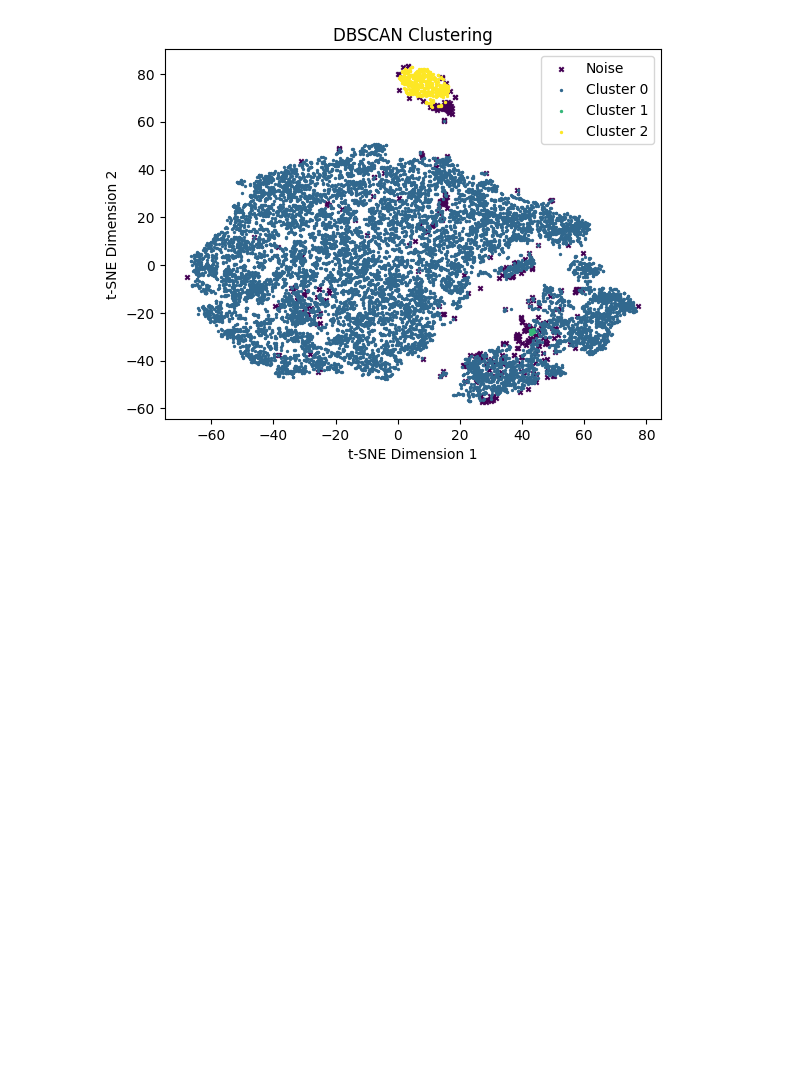
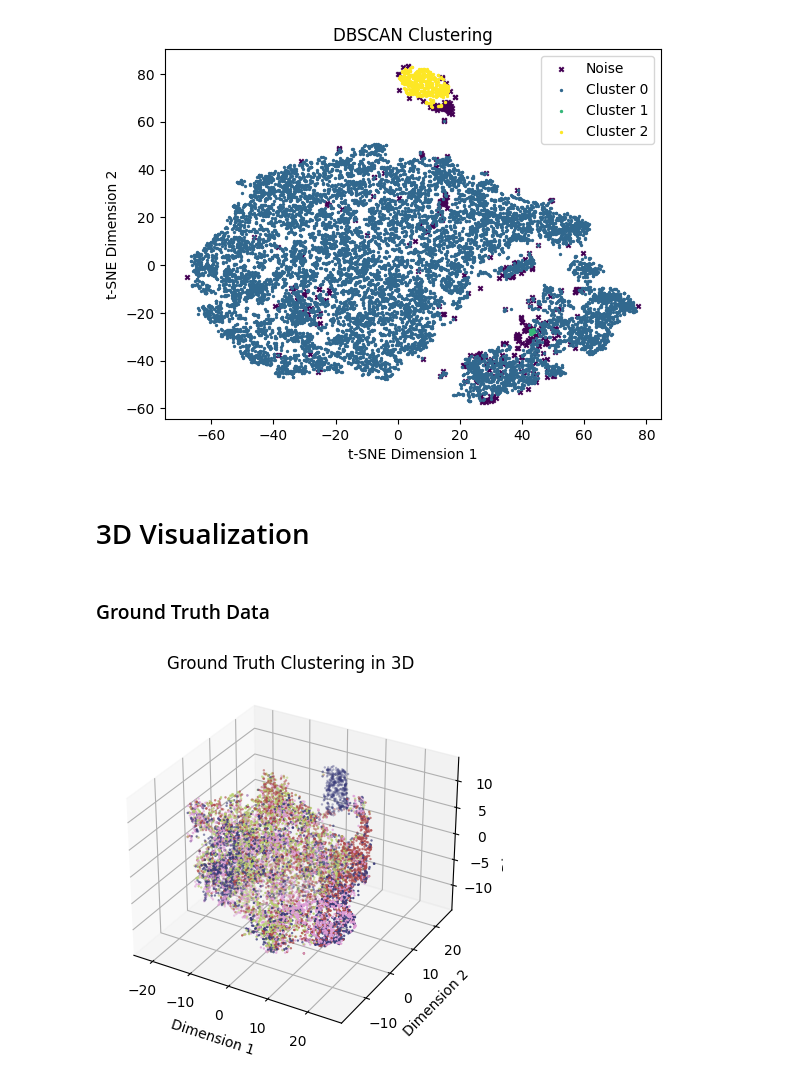
Before and after one commit to fmi08icds/Groupwork, a Jupyter notebook: Group4/notebooks/Visualization.ipynb, the cells around one changed output. Drawn from its saved outputs; the diff is of its cells as text; code cells hidden in the pictures; blank space fills up the shorter version.

```diff
--- a/Group4/notebooks/Visualization.ipynb
+++ b/Group4/notebooks/Visualization.ipynb
@@ -115,3 +113,30 @@ plt.ylabel('t-SNE Dimension 2')
 plt.show()
 # %% [output]
 [figure]
+# %% [markdown]
+# 3D Visualization
+# %%
+# Dimensional Reduction with T-SNE to 3D
+tsne = TSNE(n_components=3, perplexity=60) # larger perplexity for larger datasets
+X_tsne = tsne.fit_transform(X)
+# %% [markdown]
+### Ground Truth Data
+# %%
+# 3D
+# Create a 3D scatter plot
+fig = plt.figure()
+ax = fig.add_subplot(111, projection='3d')
+
+# Plot the data points colored by cluster labels
+ax.scatter(X_tsne[:, 0], X_tsne[:, 1], X_tsne[:, 2], c=y, cmap=colors, s=3, edgecolor='none')
+
+# Add labels
+ax.set_xlabel('Dimension 1')
+ax.set_ylabel('Dimension 2')
+ax.set_zlabel('Dimension 3')
+ax.set_title('Ground Truth Clustering in 3D')
+
+# Show the plot
+plt.show()
+# %% [output]
+[figure, added]
```
Also changed, not shown: parts of 11 cells of this notebook.
